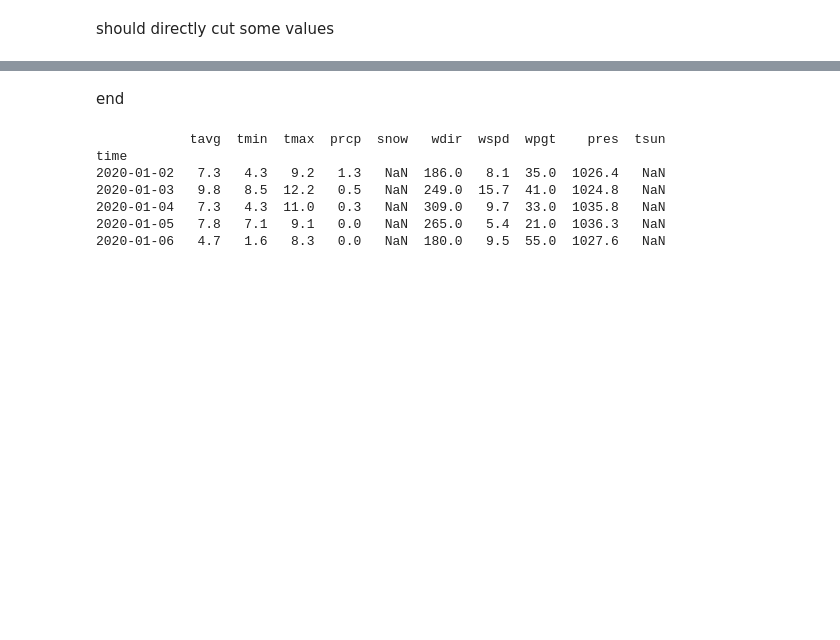
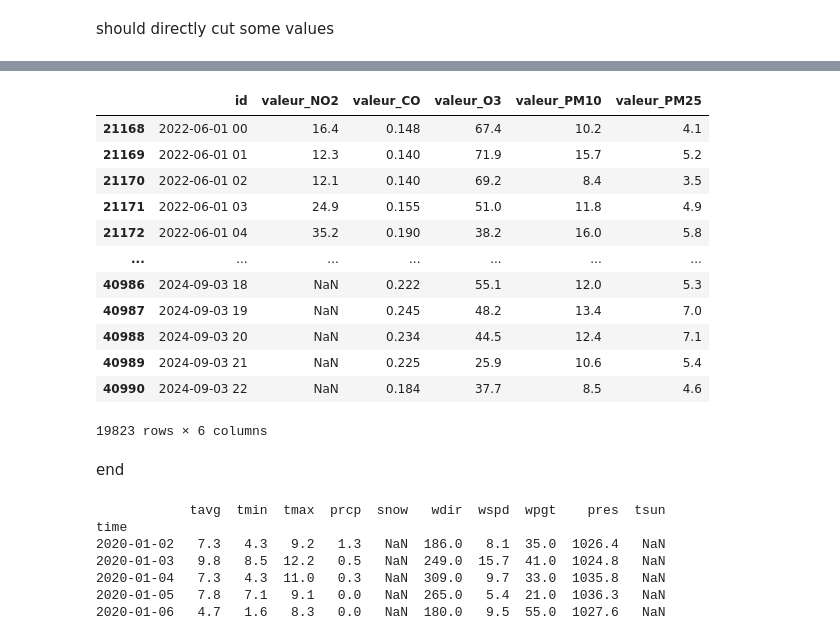
Before and after one commit to Trung-Dan-Phan/kaggle_time_series, a Jupyter notebook: notebooks/preprocessing.ipynb, the cells around one changed output, grey strips where cells are left out. Drawn from its saved outputs; the diff is of its cells as text; code cells hidden in the pictures; blank space fills up the shorter version.

```diff
--- a/notebooks/preprocessing.ipynb
+++ b/notebooks/preprocessing.ipynb
@@ -211,0 +220,6 @@ valeur_CO
+# %%
+train_df = train_df.loc[pd.to_datetime(train_df['id'])>='2022-06-01']
+for target in cols:
+    print(target)
+    count_consecutive_nulls(target_col=target)
+    print("\n")
@@ -212,3 +294,19 @@ valeur_CO
+# %%
+train_df[['id', '']]
+# %% [output]
+|  | id | valeur_NO2 | valeur_CO | valeur_O3 | valeur_PM10 | valeur_PM25 |
+| 21168 | 2022-06-01 00 | 16.4 | 0.148 | 67.4 | 10.2 | 4.1 |
+| 21169 | 2022-06-01 01 | 12.3 | 0.140 | 71.9 | 15.7 | 5.2 |
+| 21170 | 2022-06-01 02 | 12.1 | 0.140 | 69.2 | 8.4 | 3.5 |
+| 21171 | 2022-06-01 03 | 24.9 | 0.155 | 51.0 | 11.8 | 4.9 |
+| 21172 | 2022-06-01 04 | 35.2 | 0.190 | 38.2 | 16.0 | 5.8 |
+| ... | ... | ... | ... | ... | ... | ... |
+| 40986 | 2024-09-03 18 | NaN | 0.222 | 55.1 | 12.0 | 5.3 |
+| 40987 | 2024-09-03 19 | NaN | 0.245 | 48.2 | 13.4 | 7.0 |
+| 40988 | 2024-09-03 20 | NaN | 0.234 | 44.5 | 12.4 | 7.1 |
+| 40989 | 2024-09-03 21 | NaN | 0.225 | 25.9 | 10.6 | 5.4 |
+| 40990 | 2024-09-03 22 | NaN | 0.184 | 37.7 | 8.5 | 4.6 |
+19823 rows × 6 columns
 # %% [markdown]
 end
 # %%
```
Also changed, not shown: parts of 12 cells of this notebook.
